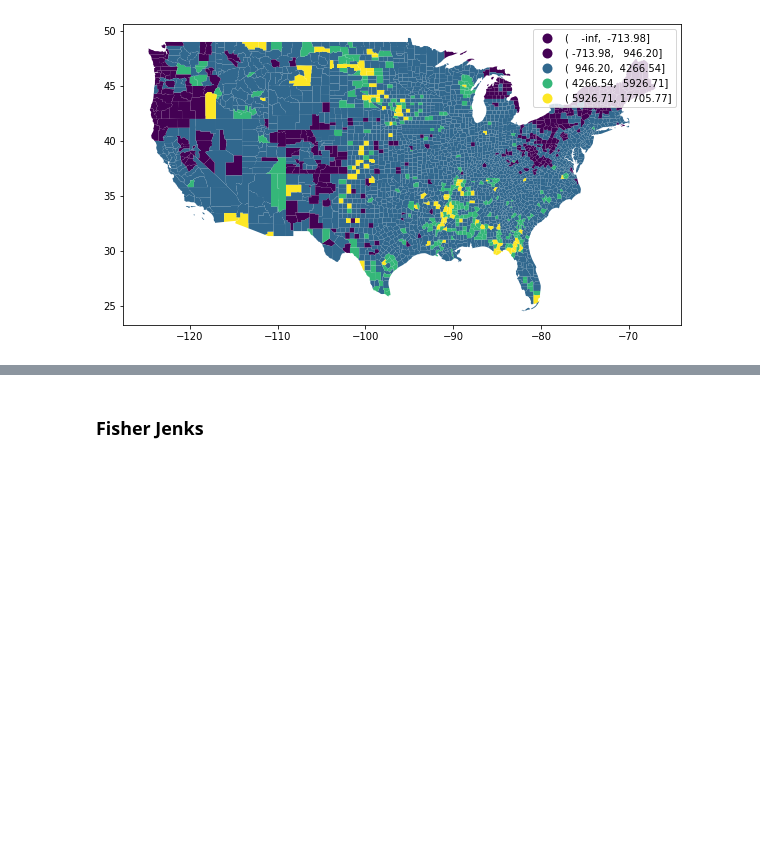
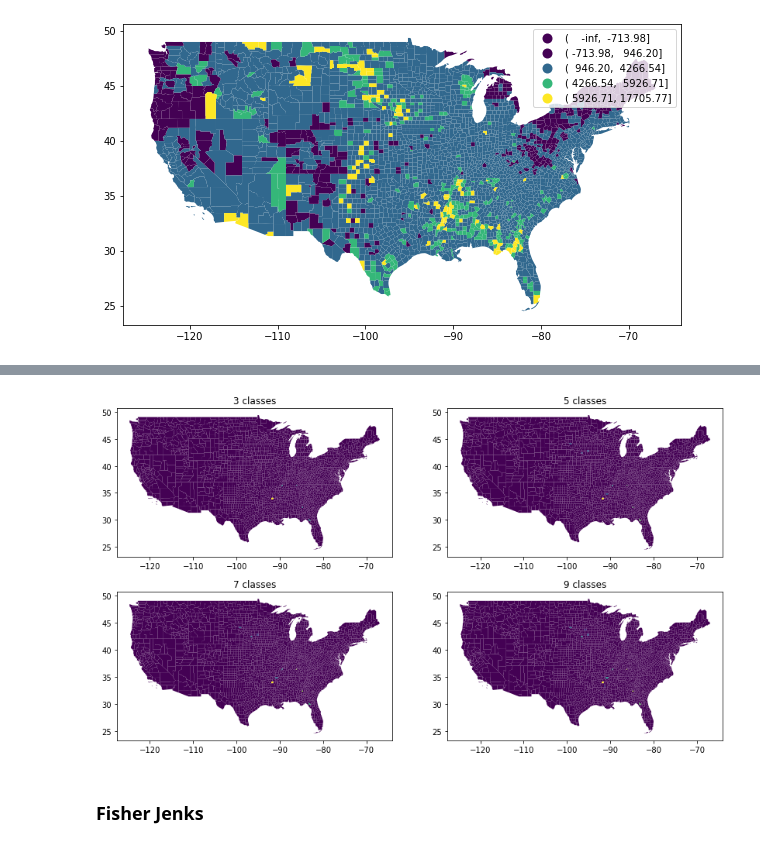
Before and after one commit to jamesdamillington/usa-covid-mapping, a Jupyter notebook: USA-covid-choropleth.ipynb, the cells around one changed output, grey strips where cells are left out. Cells and saved outputs as stored; diff of their text form; code cells hidden in the pictures; blank space fills up the shorter version.

```diff
--- a/USA-covid-choropleth.ipynb
+++ b/USA-covid-choropleth.ipynb
@@ -325,3 +351,12 @@ mb5
+# %%
+fig, axs = plt.subplots(2,2, figsize=(14, 8))
+myaxs = [axs[0,0], axs[0,1], axs[1,0], axs[1,1]]
+for idx, val in enumerate([3,5,7,9]):
+    cty_cont.plot(column='case_rate_100k', scheme='MaximumBreaks', k=val, ax=myaxs[idx], legend=False)
+    myaxs[idx].set_title(str(val) + " classes")
+plt.show()
+# %% [output]
+[figure, added]
 # %% [markdown]
 ### Fisher Jenks
 # %%
```
Also changed, not shown: parts of 6 cells of this notebook.
